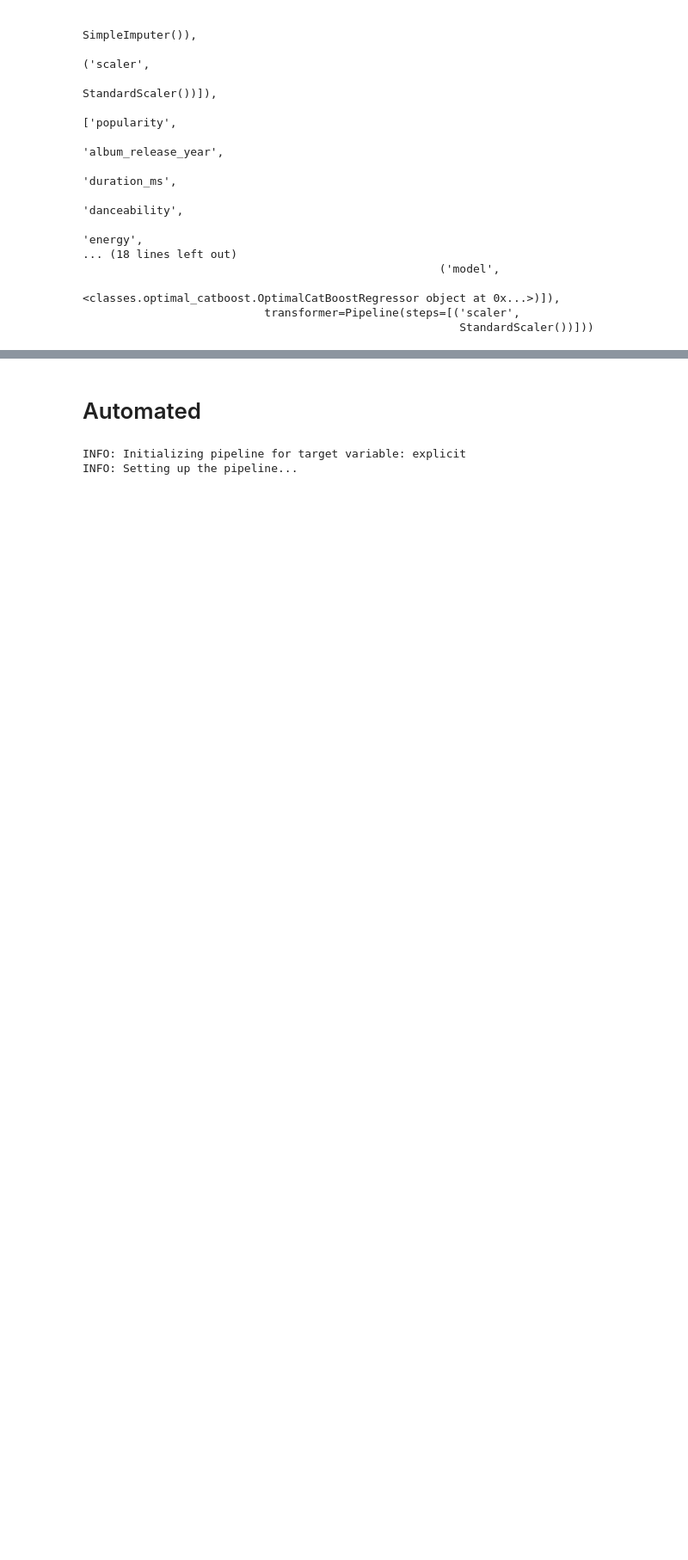
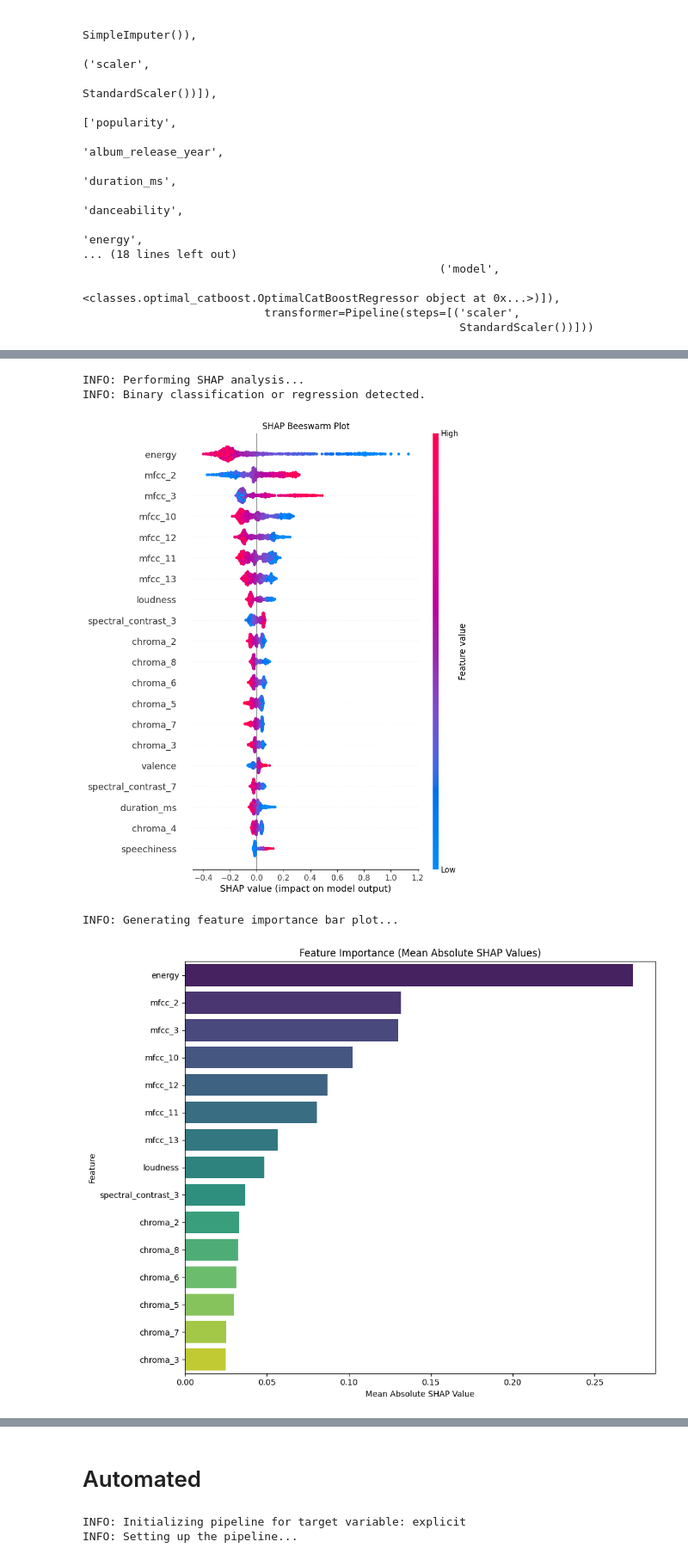
Before and after one commit to KrystianPielat/songs_analysis, a Jupyter notebook: oo.ipynb, the cells around one changed output, grey strips where cells are left out. Shown: that part at 86% size. Cells and saved outputs as stored; diff of their text form; code cells hidden in the pictures; blank space fills up the shorter version.

```diff
--- a/oo.ipynb
+++ b/oo.ipynb
@@ -207,0 +211,8 @@ model.evaluate_model()
+# %%
+reg_pipeline.perform_shap_analysis()
+# %% [output]
+INFO: Performing SHAP analysis...
+INFO: Binary classification or regression detected.
+[figure, added]
+INFO: Generating feature importance bar plot...
+[figure, added]
```
Also changed, not shown: parts of 19 cells of this notebook, 3 other files.
